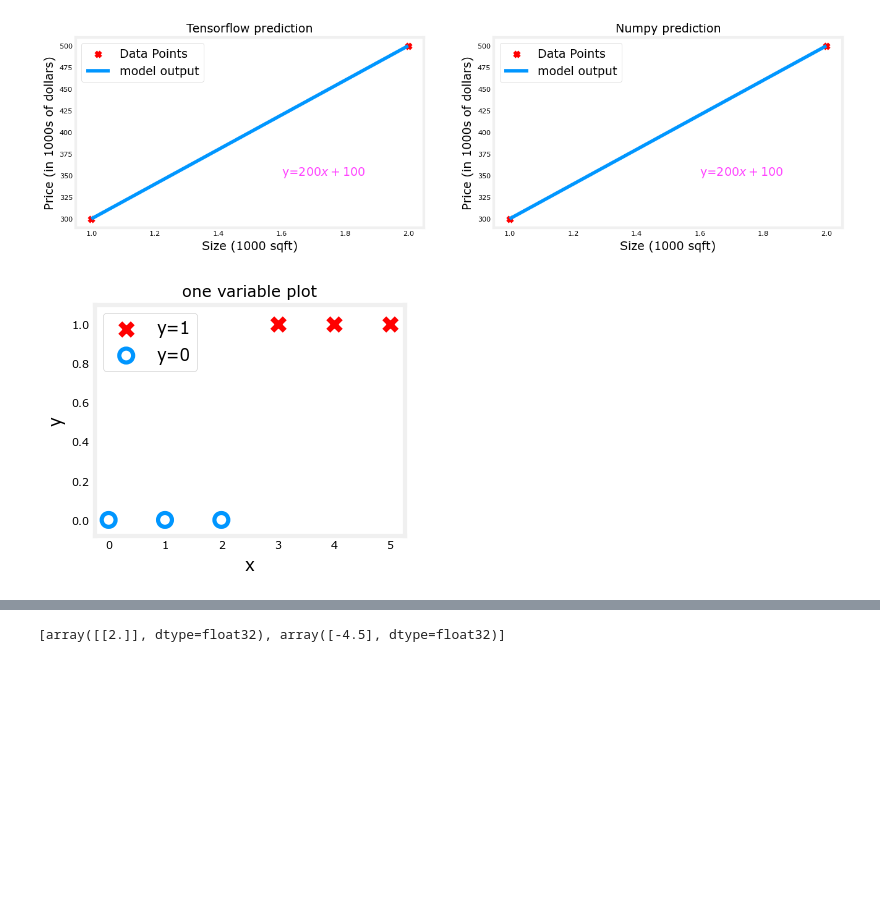
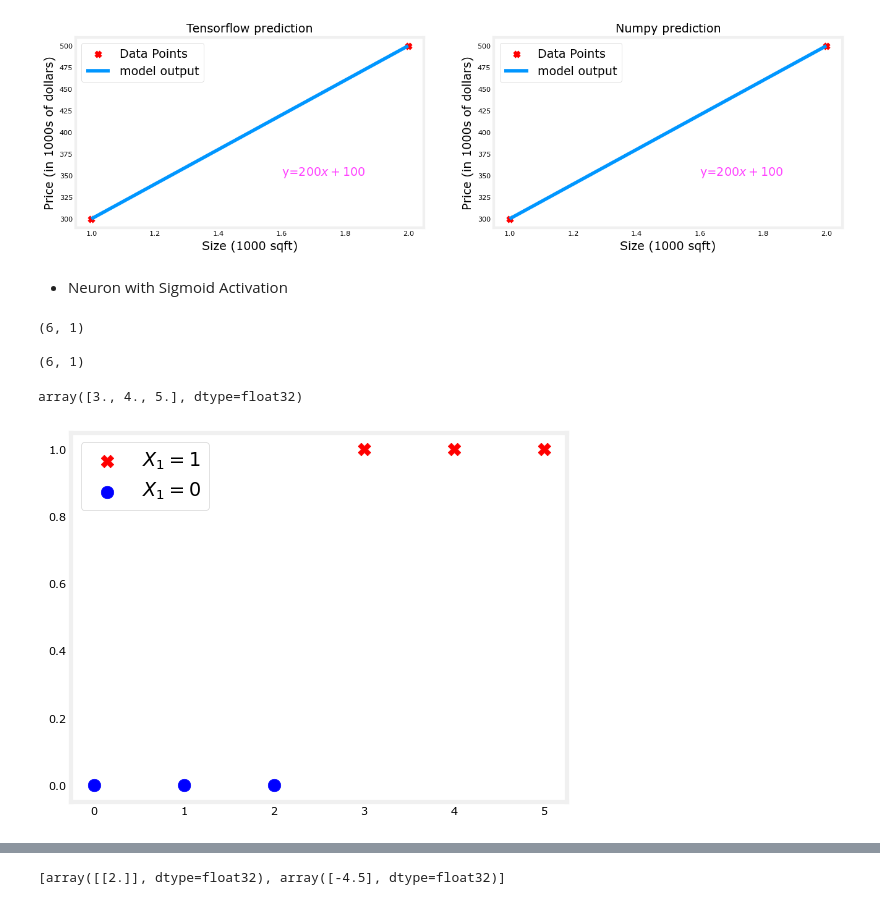
Before and after one commit to hridoynasah/Machine-Learning-Specialization, a Jupyter notebook: 2. Advanced Learning Algorithms/Week 1/LAB_W1/C2_W1_Lab01_Neurons_and_Layers.ipynb, the cells around one changed output, grey strips where cells are left out. Drawn from its saved outputs; the diff is of its cells as text; code cells hidden in the pictures; blank space fills up the shorter version.

```diff
--- a/2. Advanced Learning Algorithms/Week 1/LAB_W1/C2_W1_Lab01_Neurons_and_Layers.ipynb
+++ b/2. Advanced Learning Algorithms/Week 1/LAB_W1/C2_W1_Lab01_Neurons_and_Layers.ipynb
@@ -125,24 +94,30 @@ tf.Tensor(
 plt_linear(X_train, Y_train, prediction_tf, prediction_np)
 # %% [output]
 [figure]
+# %% [markdown]
+* Neuron with Sigmoid Activation
 # %%
 X_train = np.array([0., 1, 2, 3, 4, 5], dtype=np.float32).reshape(-1,1)  # 2-D Matrix
 Y_train = np.array([0,  0, 0, 1, 1, 1], dtype=np.float32).reshape(-1,1)  # 2-D Matrix
+# %%
+print(X_train.shape); print(); print(Y_train.shape)
+# %% [output]
+(6, 1)
+
+(6, 1)
+# %%
+x_pos = Y_train == 1 # Malignant
+x_neg = Y_train == 0 # benign
+# %%
+X_train[x_pos]
+# %% [output]
+array([3., 4., 5.], dtype=float32)
 # %%
-pos = Y_train == 1
-neg = Y_train == 0
-
-fig,ax = plt.subplots(1,1,figsize=(4,3))
-ax.scatter(X_train[pos], Y_train[pos], marker='x', s=80, c = 'red', label="y=1")
-ax.scatter(X_train[neg], Y_train[neg], marker='o', s=100, label="y=0", facecolors='none',
-              edgecolors=dlc["dlblue"],lw=3)
-
-ax.set_ylim(-0.08,1.1)
-ax.set_ylabel('y', fontsize=12)
-ax.set_xlabel('x', fontsize=12)
-ax.set_title('one variable plot')
-ax.legend(fontsize=12)
+fig, ax = plt.subplots(1,1)
+ax.scatter(X_train[x_pos], Y_train[x_pos], s=80, c='r',marker='X', label='$X_1=1$')
+ax.scatter(X_train[x_neg], Y_train[x_neg], s=80, c='b',marker='o', label='$X_1=0$')
+ax.legend(fontsize='xx-large')
 plt.show()
 # %% [output]
-[figure, old version]
+[figure, new version]
 # %%
```
Also changed, not shown: parts of 30 cells of this notebook, 26 other files.
